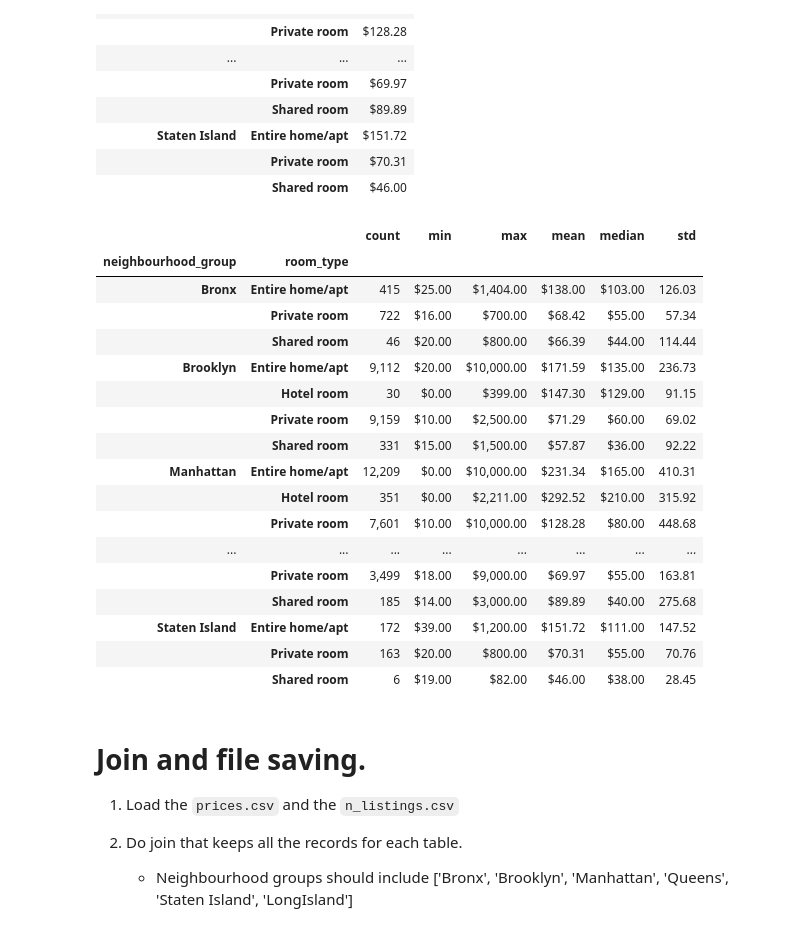
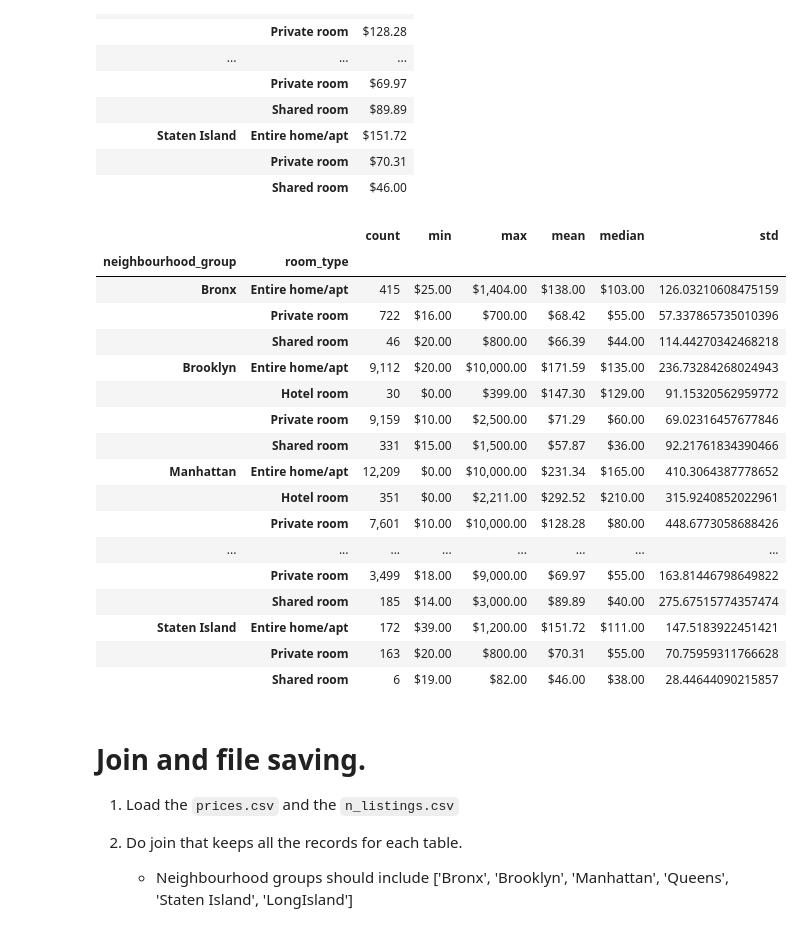
Before and after one commit to LiKenun/2021-fall-data-science, a Jupyter notebook: Week-01-Pandas/Exercise.ipynb, the cells around one changed output. Saved outputs shown, nothing was run; the diff lists cells and outputs as text; code cells hidden in the pictures.

```diff
--- a/Week-01-Pandas/Exercise.ipynb
+++ b/Week-01-Pandas/Exercise.ipynb
@@ -35,14 +36,29 @@ from functools import partial, reduce
 def flatten(list): # Recursivesly flattens a list of lists (and other stuff) into a one-dimentional list.
     for sublist in list:
         if isinstance(sublist, Iterable) and not isinstance(sublist, (str, bytes)): # Strings and bytes are iterable, but we really do not want to iterate those.
-            yield from flatten(sublist)
+            yield from flatten(sublist) # If there is a nested list, it will be flattened too.
         else:
-            yield sublist
+            yield sublist # If the potential sublist cannot (or should not) be recursively processed, yield it as an item.
 
 def pipe(input, *args): # A functional utility function which enables writing code structured similarly to the F# |> operator
-    return reduce(lambda f, g: g(f), flatten(args), input)
+    return reduce(lambda f, g: g(f),
+                  flatten(args), # Flatten any lists so that the final list of functions is one-dimensional.
+                  input) # Feed the first argument in as the input to the first function.
 
-format_number = '{:,}'.format
+def format_dataframe(*args, **kwargs):
+    return lambda dataframe: dataframe.style.format(*args, **kwargs)
+
+format_currency = '${:,.2f}'.format # $#,##0.00
+
+format_integer = '{:,.0f}'.format # $#,##0
+
+format_number = '{:,}'.format # $#,##0.#
+
+format_percentage = '{:.2%}'.format # 0.00%
+
+currency_series_to_string = partial(Series.to_string, float_format=format_currency)
+
+percentage_series_to_string = partial(Series.to_string, float_format=format_percentage)
 # %% [markdown]
 ## Exercise 2 - Filtering
 
@@ -244,34 +257,34 @@ df_byneighbourhood_byroom.price \
 # %%
 # 5. Using `groupby` and `.agg()`, find the count, min, max, mean, median, and std of the prices
 # for each room type in each neighbourhood_group.
 
 df_byneighbourhood_byroom.price \
                          .agg(['count', 'min', 'max', 'mean', 'median', 'std']) \
-                         .style.format({'count': '{:,}'.format,
-                                        'min': '${:,.2f}'.format,
-                                        'max': '${:,.2f}'.format,
-                                        'mean': '${:,.2f}'.format,
-                                        'median': '${:,.2f}'.format,
-                                        'std': '{:,.2f}'.format})
+                         .style.format({'count': format_number,
+                                        'min': format_currency,
+                                        'max': format_currency,
+                                        'mean': format_currency,
+                                        'median': format_currency,
+                                        'std': format_number})
 # %% [output]
 |  |  | count | min | max | mean | median | std |
 | neighbourhood_group | room_type |  |  |  |  |  |  |
-| Bronx | Entire home/apt | 415 | $25.00 | $1,404.00 | $138.00 | $103.00 | 126.03 |
-|  | Private room | 722 | $16.00 | $700.00 | $68.42 | $55.00 | 57.34 |
-|  | Shared room | 46 | $20.00 | $800.00 | $66.39 | $44.00 | 114.44 |
-| Brooklyn | Entire home/apt | 9,112 | $20.00 | $10,000.00 | $171.59 | $135.00 | 236.73 |
-|  | Hotel room | 30 | $0.00 | $399.00 | $147.30 | $129.00 | 91.15 |
-|  | Private room | 9,159 | $10.00 | $2,500.00 | $71.29 | $60.00 | 69.02 |
-|  | Shared room | 331 | $15.00 | $1,500.00 | $57.87 | $36.00 | 92.22 |
-| Manhattan | Entire home/apt | 12,209 | $0.00 | $10,000.00 | $231.34 | $165.00 | 410.31 |
-|  | Hotel room | 351 | $0.00 | $2,211.00 | $292.52 | $210.00 | 315.92 |
-|  | Private room | 7,601 | $10.00 | $10,000.00 | $128.28 | $80.00 | 448.68 |
+| Bronx | Entire home/apt | 415 | $25.00 | $1,404.00 | $138.00 | $103.00 | 126.03210608475159 |
+|  | Private room | 722 | $16.00 | $700.00 | $68.42 | $55.00 | 57.337865735010396 |
+|  | Shared room | 46 | $20.00 | $800.00 | $66.39 | $44.00 | 114.44270342468218 |
+| Brooklyn | Entire home/apt | 9,112 | $20.00 | $10,000.00 | $171.59 | $135.00 | 236.73284268024943 |
+|  | Hotel room | 30 | $0.00 | $399.00 | $147.30 | $129.00 | 91.15320562959772 |
+|  | Private room | 9,159 | $10.00 | $2,500.00 | $71.29 | $60.00 | 69.02316457677846 |
+|  | Shared room | 331 | $15.00 | $1,500.00 | $57.87 | $36.00 | 92.21761834390466 |
+| Manhattan | Entire home/apt | 12,209 | $0.00 | $10,000.00 | $231.34 | $165.00 | 410.3064387778652 |
+|  | Hotel room | 351 | $0.00 | $2,211.00 | $292.52 | $210.00 | 315.9240852022961 |
+|  | Private room | 7,601 | $10.00 | $10,000.00 | $128.28 | $80.00 | 448.6773058688426 |
 | ... | ... | ... | ... | ... | ... | ... | ... |
-|  | Private room | 3,499 | $18.00 | $9,000.00 | $69.97 | $55.00 | 163.81 |
-|  | Shared room | 185 | $14.00 | $3,000.00 | $89.89 | $40.00 | 275.68 |
-| Staten Island | Entire home/apt | 172 | $39.00 | $1,200.00 | $151.72 | $111.00 | 147.52 |
-|  | Private room | 163 | $20.00 | $800.00 | $70.31 | $55.00 | 70.76 |
-|  | Shared room | 6 | $19.00 | $82.00 | $46.00 | $38.00 | 28.45 |
+|  | Private room | 3,499 | $18.00 | $9,000.00 | $69.97 | $55.00 | 163.81446798649822 |
+|  | Shared room | 185 | $14.00 | $3,000.00 | $89.89 | $40.00 | 275.67515774357474 |
+| Staten Island | Entire home/apt | 172 | $39.00 | $1,200.00 | $151.72 | $111.00 | 147.5183922451421 |
+|  | Private room | 163 | $20.00 | $800.00 | $70.31 | $55.00 | 70.75959311766628 |
+|  | Shared room | 6 | $19.00 | $82.00 | $46.00 | $38.00 | 28.44644090215857 |
 # %% [markdown]
 # Join and file saving.
 1. Load the `prices.csv` and the `n_listings.csv`
```
Also changed, not shown: parts of 16 cells of this notebook.
